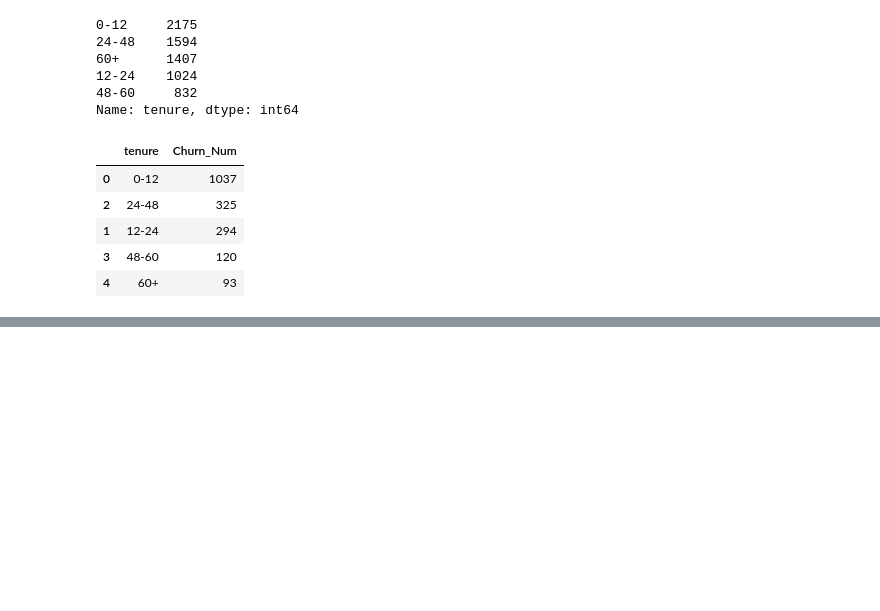
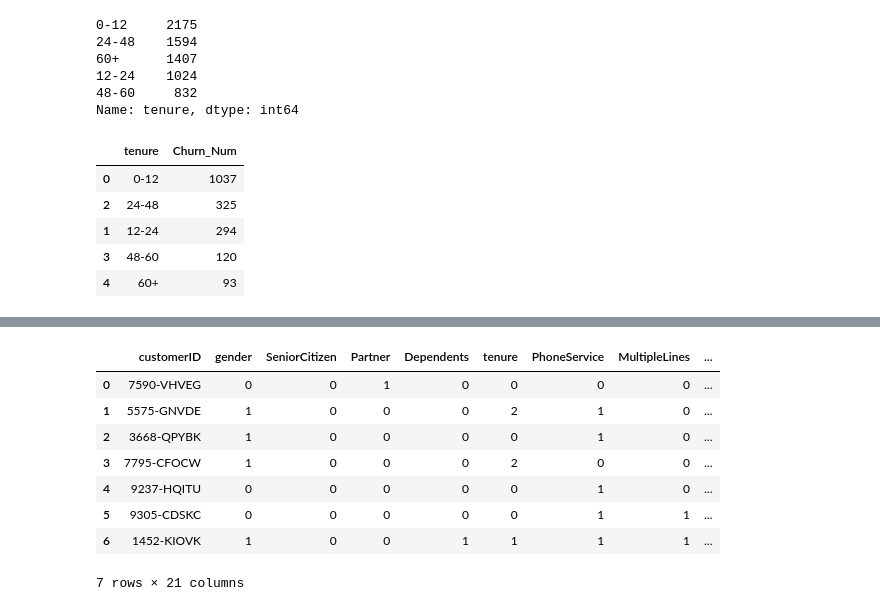
Before and after one commit to bh7781/DataScience, a Jupyter notebook: DataSets/telco-customer-churn/telco_churn.ipynb, the cells around one changed output, grey strips where cells are left out. Drawn from its saved outputs; the diff is of its cells as text; code cells hidden in the pictures; blank space fills up the shorter version.

```diff
--- a/DataSets/telco-customer-churn/telco_churn.ipynb
+++ b/DataSets/telco-customer-churn/telco_churn.ipynb
@@ -246,0 +290,21 @@ telecom[['tenure', 'Churn_Num']].groupby(['tenure'], as_index=False).sum().sort_
+# %%
+telecom['tenure'] = telecom['tenure'].cat.codes
+# %%
+telecom['gender'] = telecom['gender'].astype('category').cat.codes
+# %%
+telecom['PaymentMethod'] = telecom['PaymentMethod'].astype('category').cat.codes
+# %%
+telecom['InternetService'] = telecom['InternetService'].astype('category').cat.codes
+telecom['Contract'] = telecom['Contract'].astype('category').cat.codes
+# %%
+telecom.head(7)
+# %% [output]
+|  | customerID | gender | SeniorCitizen | Partner | Dependents | tenure | PhoneService | MultipleLines | ... |
+| 0 | 7590-VHVEG | 0 | 0 | 1 | 0 | 0 | 0 | 0 | ... |
+| 1 | 5575-GNVDE | 1 | 0 | 0 | 0 | 2 | 1 | 0 | ... |
+| 2 | 3668-QPYBK | 1 | 0 | 0 | 0 | 0 | 1 | 0 | ... |
+| 3 | 7795-CFOCW | 1 | 0 | 0 | 0 | 2 | 0 | 0 | ... |
+| 4 | 9237-HQITU | 0 | 0 | 0 | 0 | 0 | 1 | 0 | ... |
+| 5 | 9305-CDSKC | 0 | 0 | 0 | 0 | 0 | 1 | 1 | ... |
+| 6 | 1452-KIOVK | 1 | 0 | 0 | 1 | 1 | 1 | 1 | ... |
+7 rows × 21 columns
```
Also changed, not shown: parts of 27 cells of this notebook, 2 other files.
